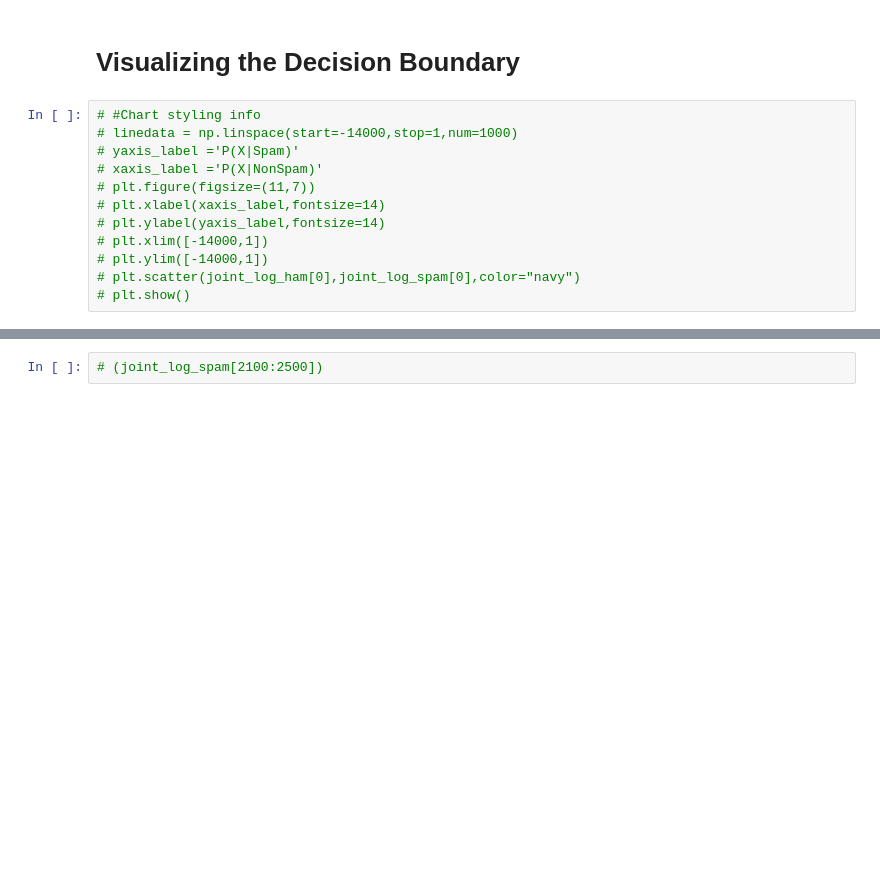
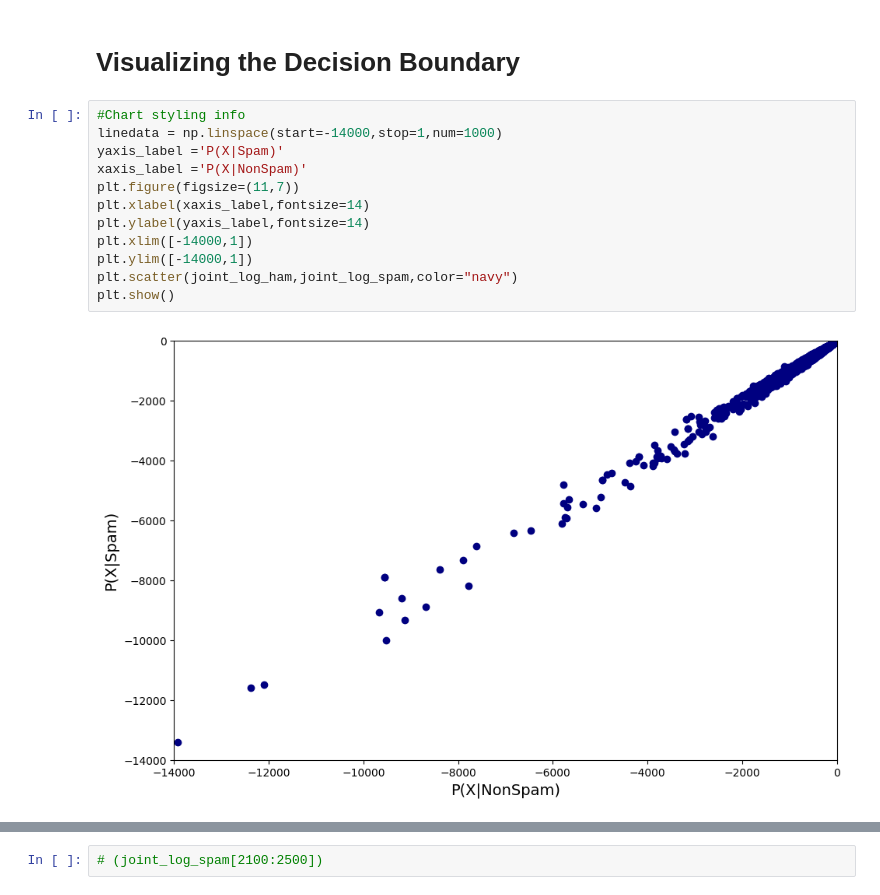
Before and after one commit to aaditya9803/Spam-Filter, a Jupyter notebook: 07 Bayes Classifier - Testing and Evaluation.ipynb, the cells around one changed output, grey strips where cells are left out. Cells and saved outputs as stored; diff of their text form; blank space fills up the shorter version.

Commit message:
till-DataVisualization with fixed x_test

```diff
--- a/07 Bayes Classifier - Testing and Evaluation.ipynb
+++ b/07 Bayes Classifier - Testing and Evaluation.ipynb
@@ -199,15 +200,17 @@ correct is 89.70%
 # %% [markdown]
 # Visualizing the Decision Boundary
 # %%
-# #Chart styling info
-# linedata = np.linspace(start=-14000,stop=1,num=1000)
-# yaxis_label ='P(X|Spam)'
-# xaxis_label ='P(X|NonSpam)'
-# plt.figure(figsize=(11,7))
-# plt.xlabel(xaxis_label,fontsize=14)
-# plt.ylabel(yaxis_label,fontsize=14)
-# plt.xlim([-14000,1])
-# plt.ylim([-14000,1])
-# plt.scatter(joint_log_ham[0],joint_log_spam[0],color="navy")
-# plt.show()
+#Chart styling info
+linedata = np.linspace(start=-14000,stop=1,num=1000)
+yaxis_label ='P(X|Spam)'
+xaxis_label ='P(X|NonSpam)'
+plt.figure(figsize=(11,7))
+plt.xlabel(xaxis_label,fontsize=14)
+plt.ylabel(yaxis_label,fontsize=14)
+plt.xlim([-14000,1])
+plt.ylim([-14000,1])
+plt.scatter(joint_log_ham,joint_log_spam,color="navy")
+plt.show()
+# %% [output]
+[figure, added]
 # %%
```
Also changed, not shown: parts of 18 cells of this notebook.
